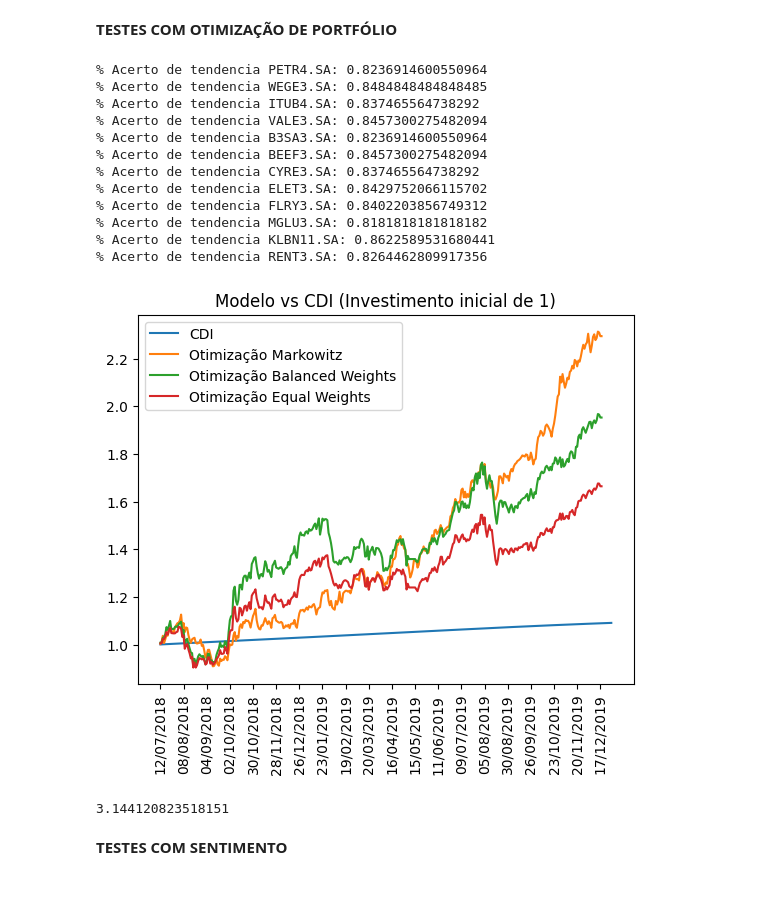
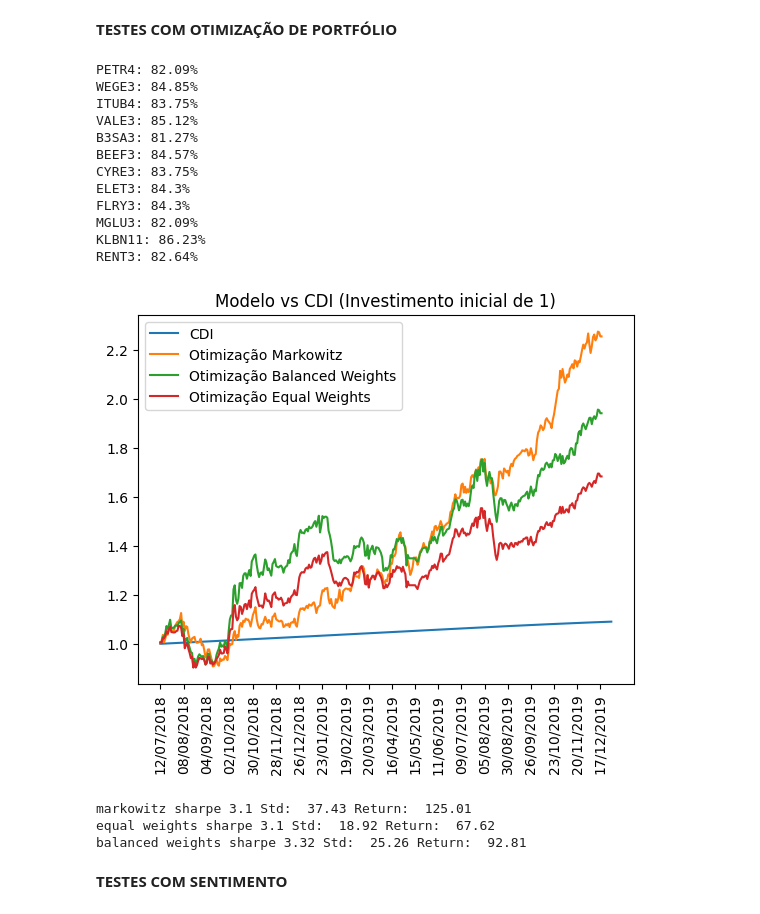
Before and after one commit to ehbats/tcc, a Jupyter notebook: twittator/data_analysis/technical_rf.ipynb, the cells around one changed output. Drawn from its saved outputs; the diff is of its cells as text; code cells hidden in the pictures.

```diff
--- a/twittator/data_analysis/technical_rf.ipynb
+++ b/twittator/data_analysis/technical_rf.ipynb
@@ -276,9 +283,6 @@ analyzer = CountAndAgreementAnalyzer({
 analyzer_name = 'count_agreement'
 positivity_ratio = 0.80
 # %%
-import sys, os
-sys.path.append(os.path.abspath("."))
-sys.path.append(os.path.abspath(".."))
 from portfolio_management.services.markowitz_optimizator import MarkowitzOptimizator
 from portfolio_management.services.equal_weights_optimizator import EqualWeightsOptimizator
 from portfolio_management.services.balanced_weights_optimizator import BalancedWeightsOptimizator
@@ -288,7 +292,7 @@ import numpy as np
 from datetime import datetime, date, timedelta
 
 if is_neural:
-    model = NeuralNetworksWrapper(input_shape=(None, 5))
+    model = NeuralNetworksWrapper(input_shape=(1, 5))
 else:
     model = RandomForestsWrapper()
 
@@ -312,7 +316,7 @@ for stock_no_sentiment in stocks_no_sentiment:
         if predictions_no_sentiment[index] < 0 and test_target_no_sentiment[index] < 0:
             direction_count_no_sentiment += 1
 
-    print(f'% Acerto de tendencia {stock_no_sentiment}: {direction_count_no_sentiment/len(predictions_no_sentiment)}')
+    print(f'{stock_no_sentiment.replace(".SA", "")}: {round(direction_count_no_sentiment/len(predictions_no_sentiment) * 100, 2)}%')
     actual_vs_predicted_df_no_sentiment = pd.DataFrame(data_no_sentiment)
     df_list_no_sentiment.append(actual_vs_predicted_df_no_sentiment)
     price_dfs_no_sentiment.append(predicted_stock_no_sentiment['price_data'])
@@ -322,18 +326,18 @@ for stock_no_sentiment in stocks_no_sentiment:
     # print(f'{stock} final std')
     # print(np.sqrt(np.array(predicted_stock['price_data'].var() * 252)[0]))
 # %% [output]
-% Acerto de tendencia PETR4.SA: 0.8236914600550964
-% Acerto de tendencia WEGE3.SA: 0.8484848484848485
-% Acerto de tendencia ITUB4.SA: 0.837465564738292
-% Acerto de tendencia VALE3.SA: 0.8457300275482094
-% Acerto de tendencia B3SA3.SA: 0.8236914600550964
-% Acerto de tendencia BEEF3.SA: 0.8457300275482094
-% Acerto de tendencia CYRE3.SA: 0.837465564738292
-% Acerto de tendencia ELET3.SA: 0.8429752066115702
-% Acerto de tendencia FLRY3.SA: 0.8402203856749312
-% Acerto de tendencia MGLU3.SA: 0.8181818181818182
-% Acerto de tendencia KLBN11.SA: 0.8622589531680441
-% Acerto de tendencia RENT3.SA: 0.8264462809917356
+PETR4: 82.09%
+WEGE3: 84.85%
+ITUB4: 83.75%
+VALE3: 85.12%
+B3SA3: 81.27%
+BEEF3: 84.57%
+CYRE3: 83.75%
+ELET3: 84.3%
+FLRY3: 84.3%
+MGLU3: 82.09%
+KLBN11: 86.23%
+RENT3: 82.64%
 # %%
 equal_weights_no_sentiment = EqualWeightsOptimizator().optimize(
     price_dfs=price_dfs_no_sentiment,
@@ -348,7 +352,7 @@ markowitz_no_sentiment = MarkowitzOptimizator().optimize(
     dfs=df_list_no_sentiment,
     tickers=stocks_no_sentiment,
     price_column=price_column_no_sentiment,
-    desired_risk=500,
+    desired_risk=desired_risk_no_sentiment,
     periods=periods_no_sentiment,
     initial_investment=initial_investment_no_sentiment
 )
@@ -377,25 +381,46 @@ benchmark = BenchmarkComparator().get_benchmark_data(
     column,
     # benchmark_ticker
     )
+ibov = BenchmarkComparator().get_benchmark_data(
+    start_test_date_no_sentiment,
+    end_test_date_no_sentiment,
+    IBOVESPA['bench'],
+    initial_investment,
+    IBOVESPA['column'],
+    IBOVESPA['ticker']
+)
 # %%
 import matplotlib.pyplot as plt
 from portfolio_management.services.sharpe_calculator import SharpeCalculator
 
 tick_divider = 5
 plt.plot(benchmark['capitalization'], label=benchmark_name)
 plt.plot(markowitz_no_sentiment['capitalization'], label='Otimização Markowitz')
 plt.plot(balanced_weights_no_sentiment['capitalization'], label='Otimização Balanced Weights')
 plt.plot(equal_weights_no_sentiment['capitalization'], label='Otimização Equal Weights')
+# plt.plot(ibov['capitalization'], label='IBOV')
 plt.legend(loc="upper left")
 plt.title(f'Modelo vs {benchmark_type} (Investimento inicial de {initial_investment})')
 plt.xticks(ticks = range(0,len(benchmark.index)), labels = benchmark[date_column], rotation='vertical')
 plt.locator_params(axis='x', nbins=20)
 plt.show()
-no_sentiment_sharpe = SharpeCalculator().calculate(benchmark_data=benchmark, portfolio_data=markowitz_no_sentiment)
-print(no_sentiment_sharpe)
+
+no_sentiment_sharpe_markowitz, ns_markowitz_std, ns_markowitz_return, benchmark_return = SharpeCalculator().calculate(benchmark_data=benchmark, portfolio_data=markowitz_no_sentiment)
+no_sentiment_sharpe_equal, ns_equal_std, ns_equal_return, benchmark_return = SharpeCalculator().calculate(benchmark_data=benchmark, portfolio_data=equal_weights_no_sentiment)
+no_sentiment_sharpe_balanced, ns_balanced_std, ns_balanced_return, benchmark_return = SharpeCalculator().calculate(benchmark_data=benchmark, portfolio_data=balanced_weights_no_sentiment)
+
+# print('benchmark return: ', benchmark_return)
+print('markowitz sharpe', round(no_sentiment_sharpe_markowitz, 2), 'Std: ', round(ns_markowitz_std * 100, 2),  'Return: ', round(ns_markowitz_return * 100, 2))
+print('equal weights sharpe', round(no_sentiment_sharpe_equal, 2), 'Std: ', round(ns_equal_std * 100, 2),  'Return: ', round(ns_equal_return * 100, 2))
+print('balanced weights sharpe', round(no_sentiment_sharpe_balanced, 2), 'Std: ', round(ns_balanced_std * 100, 2),  'Return: ', round(ns_balanced_return * 100, 2))
+
+sharpe_ibovespa, std_ibovespa, ibovespa_return, benchmark_return = SharpeCalculator().calculate(benchmark_data=benchmark, portfolio_data=ibov)
+# print('Sharpe ibov: ', round(sharpe_ibovespa, 2), 'Std ibov: ', round(std_ibovespa*100, 2), 'Return:', round(ibovespa_return*100, 2))
 # %% [output]
-[figure, old version]
+[figure, new version]
-3.144120823518151
+markowitz sharpe 3.1 Std:  37.43 Return:  125.01
+equal weights sharpe 3.1 Std:  18.92 Return:  67.62
+balanced weights sharpe 3.32 Std:  25.26 Return:  92.81
 # %% [markdown]
 **TESTES COM SENTIMENTO**
 # %%
```
Also changed, not shown: parts of 9 cells of this notebook, 3 other files.
